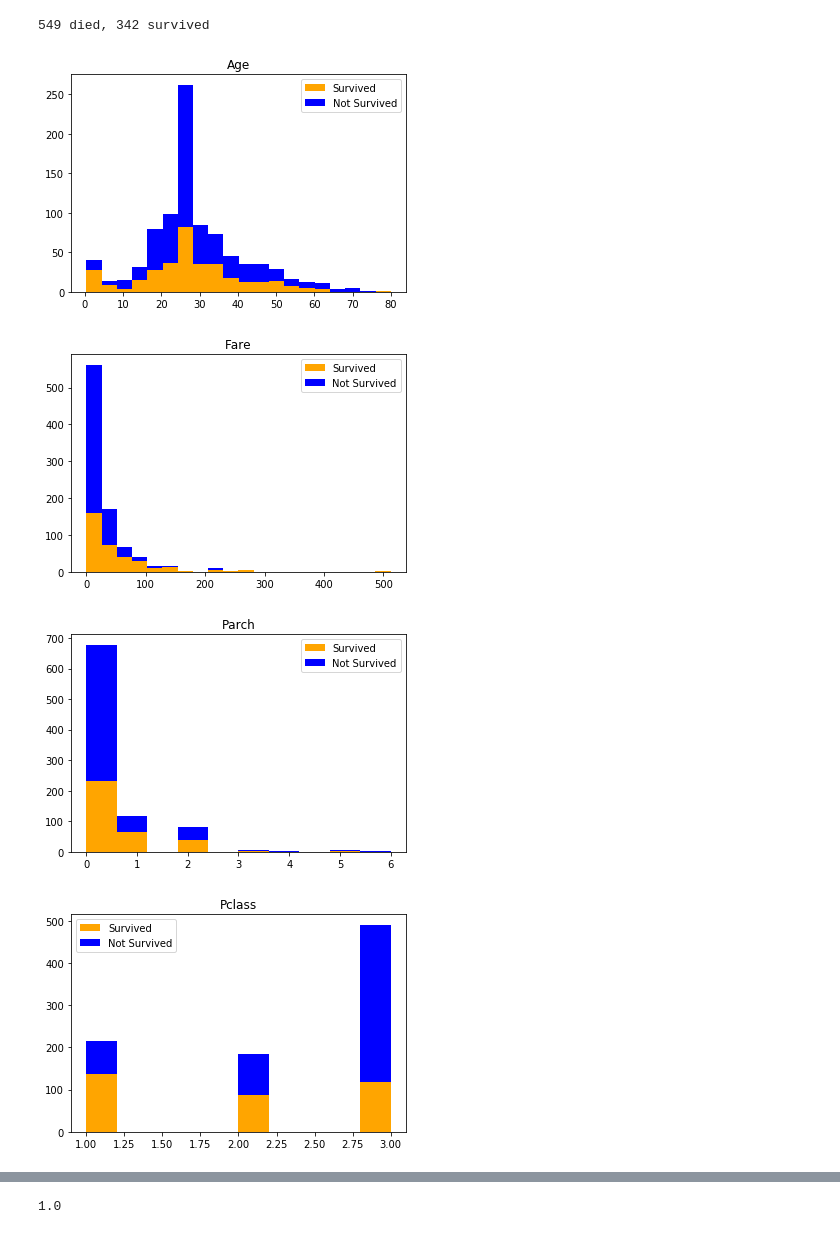
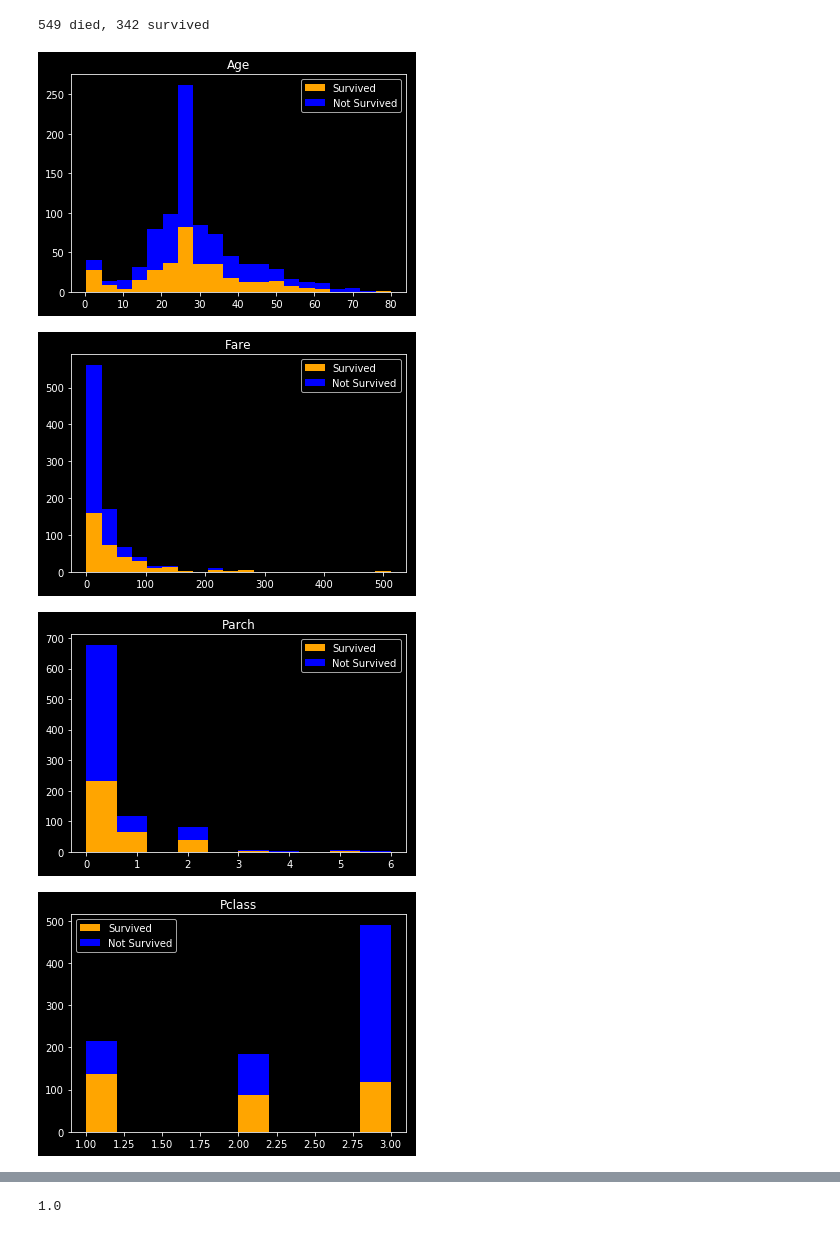
Before and after one commit to charliedavenport/ACM_ML, a Jupyter notebook: Titanic Dataset/Titanic.ipynb, the cells around one changed output, grey strips where cells are left out. Cells and saved outputs as stored; diff of their text form; code cells hidden in the pictures.

```diff
--- a/Titanic Dataset/Titanic.ipynb
+++ b/Titanic Dataset/Titanic.ipynb
@@ -123,13 +123,14 @@ def show_histogram(colname, bins=None):
     plt.title(colname)
     plt.show()
 # %%
+plt.style.use('dark_background')
 show_histogram('Age', 20)
 show_histogram('Fare', 20)
 show_histogram('Parch')
 show_histogram('Pclass')
 show_histogram('Sex')
 # %% [output]
-[figure, old version]
+[figure, new version]
-[figure, old version]
+[figure, new version]
-[figure, old version]
+[figure, new version]
-[figure, old version]
+[figure, new version]
```
Also changed, not shown: parts of 5 cells of this notebook, 5 other files.
